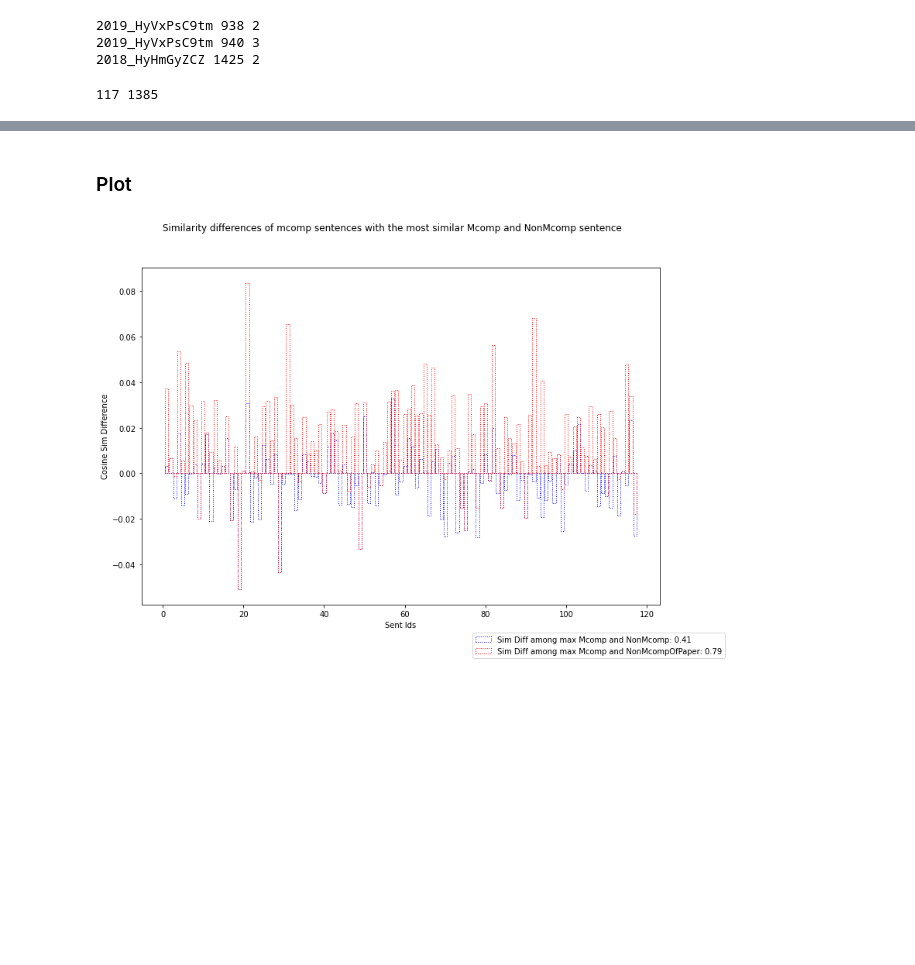
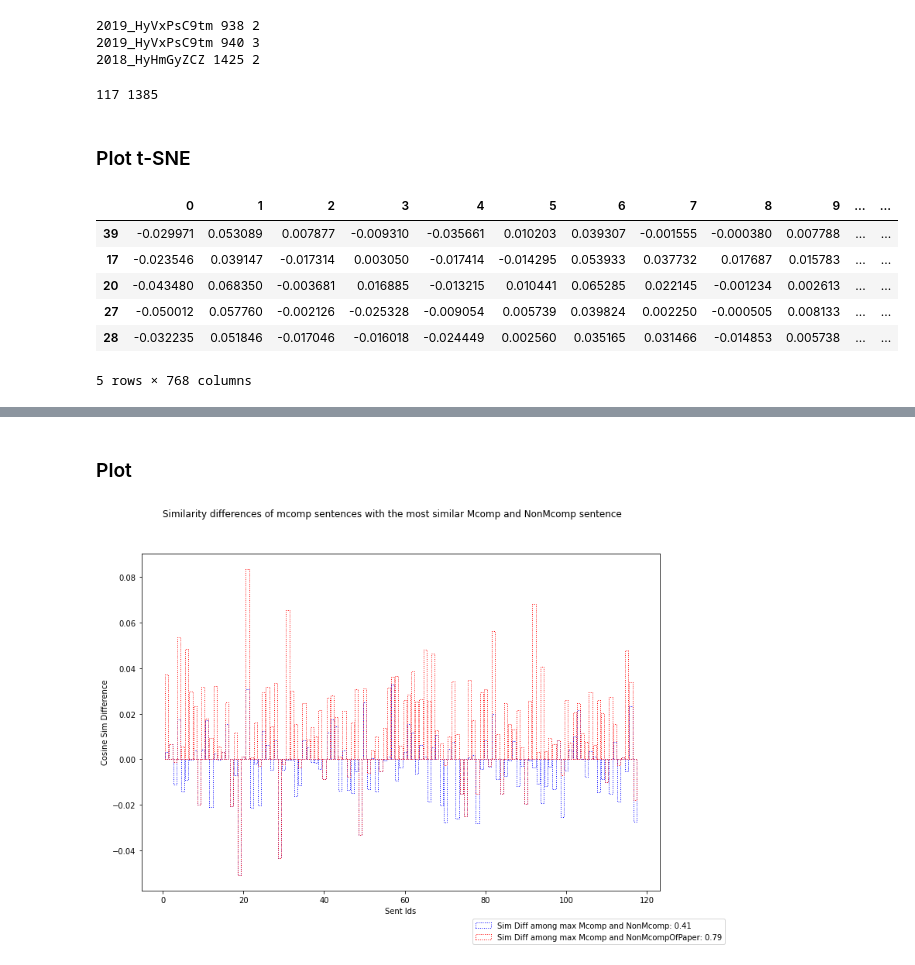
Before and after one commit to shruti-singh/meaningful-comparison, a Jupyter notebook: mcomp_text_extraction/Exp2-SimilarityMCWithin.ipynb, the cells around one changed output, grey strips where cells are left out. Drawn from its saved outputs; the diff is of its cells as text; code cells hidden in the pictures; blank space fills up the shorter version.

```diff
--- a/mcomp_text_extraction/Exp2-SimilarityMCWithin.ipynb
+++ b/mcomp_text_extraction/Exp2-SimilarityMCWithin.ipynb
@@ -186,3 +186,29 @@ for sid in mcomp_sentences:
         sim_with_mcomp_paper_sents[sid]["min"] = min(temp_list)
         sim_with_mcomp_paper_sents[sid]["max"] = max(temp_list)
         sim_with_mcomp_paper_sents[sid]["mean"] = np.mean(temp_list)
+# %% [markdown]
+### Plot t-SNE
+# %%
+X_emb_df = pd.DataFrame(columns=list(range(0, 768)))
+y_df = pd.DataFrame(columns=["target"])
+# %%
+# counter = 0
+
+for pid in scibert_vectors:
+    for sid in scibert_vectors[pid]:
+#         X_emb_df.loc[counter] = list(scibert_vectors[pid][sid])[0]
+        X_emb_df.loc[sid] = list(scibert_vectors[pid][sid])[0]
+        if sid in gt_dict[pid]["mcomp"]:
+            y_df.loc[sid] = 1
+        else:
+            y_df.loc[sid] = 0
+# %%
+X_emb_df.head()
+# %% [output]
+|  | 0 | 1 | 2 | 3 | 4 | 5 | 6 | 7 | 8 | 9 | ... | ... |
+| 39 | -0.029971 | 0.053089 | 0.007877 | -0.009310 | -0.035661 | 0.010203 | 0.039307 | -0.001555 | -0.000380 | 0.007788 | ... | ... |
+| 17 | -0.023546 | 0.039147 | -0.017314 | 0.003050 | -0.017414 | -0.014295 | 0.053933 | 0.037732 | 0.017687 | 0.015783 | ... | ... |
+| 20 | -0.043480 | 0.068350 | -0.003681 | 0.016885 | -0.013215 | 0.010441 | 0.065285 | 0.022145 | -0.001234 | 0.002613 | ... | ... |
+| 27 | -0.050012 | 0.057760 | -0.002126 | -0.025328 | -0.009054 | 0.005739 | 0.039824 | 0.002250 | -0.000505 | 0.008133 | ... | ... |
+| 28 | -0.032235 | 0.051846 | -0.017046 | -0.016018 | -0.024449 | 0.002560 | 0.035165 | 0.031466 | -0.014853 | 0.005738 | ... | ... |
+5 rows × 768 columns
```
Also changed, not shown: parts of 8 cells of this notebook.
